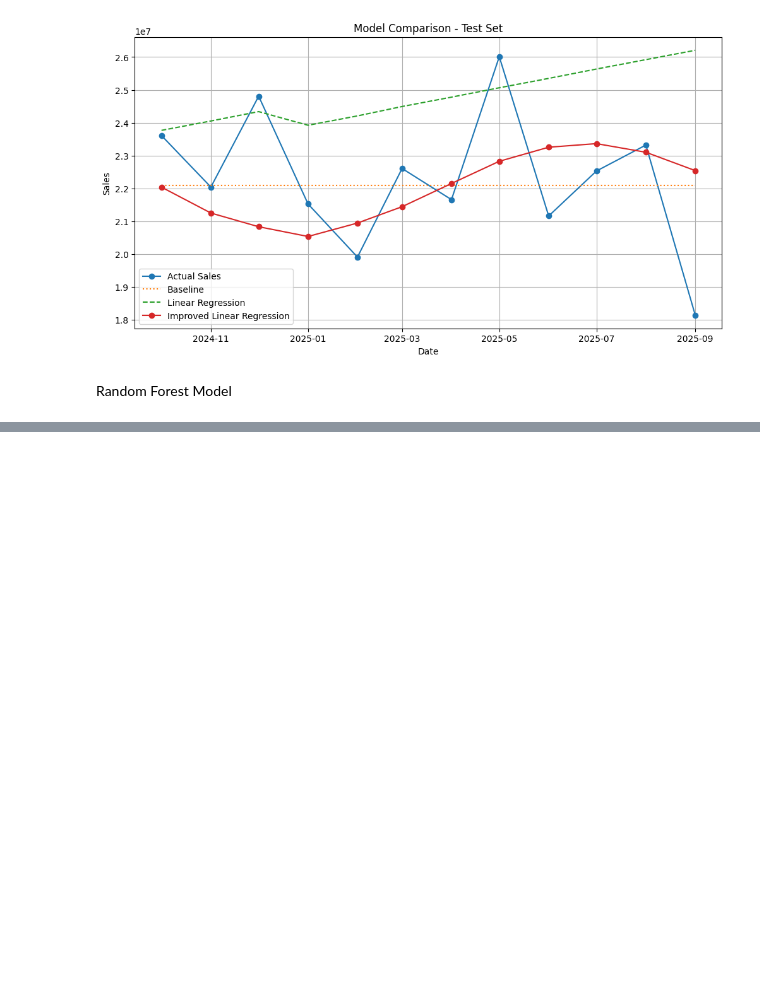
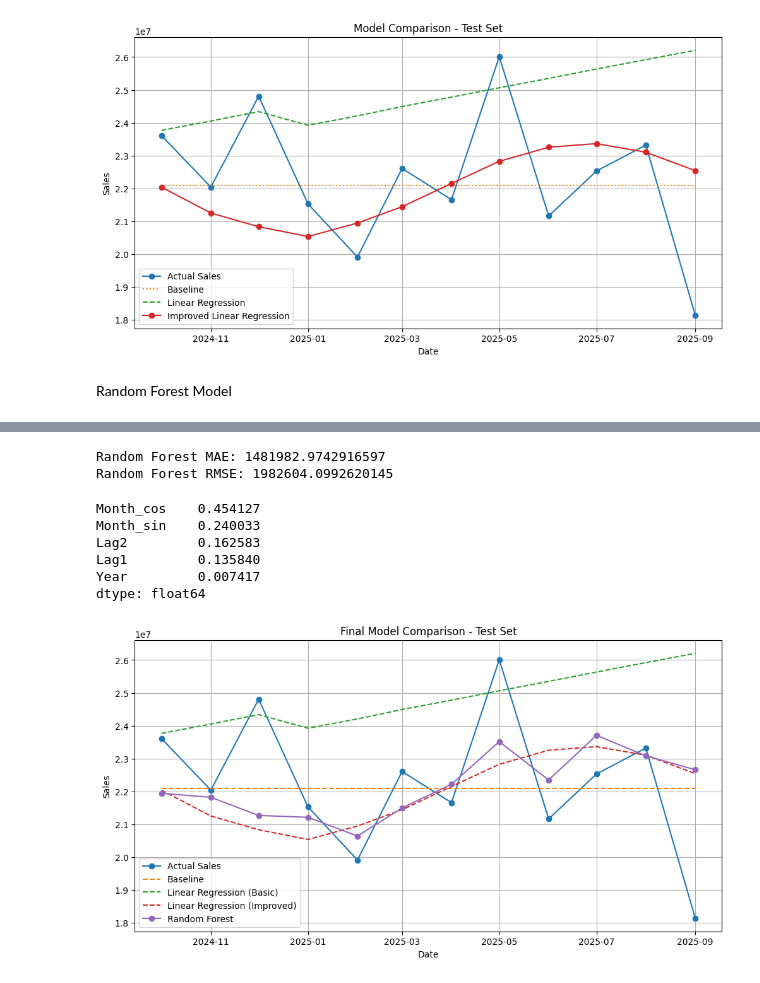
Before and after one commit to VocaDev/Data-Engineering-Internship-Project, a Jupyter notebook: MLmodel.ipynb, the cells around one changed output, grey strips where cells are left out. Drawn from its saved outputs; the diff is of its cells as text; code cells hidden in the pictures; blank space fills up the shorter version.

Commit message:
Finished the ML models for the Total Sales Predictions

```diff
--- a/MLmodel.ipynb
+++ b/MLmodel.ipynb
@@ -333,0 +401,67 @@ Random Forest Model
+# %%
+rf_predictions = []
+
+test_rf = test.copy()
+
+for i in range(len(test_rf)):
+    if i > 0:
+        test_rf.iloc[i, test_rf.columns.get_loc('Lag1')] = rf_predictions[i-1]
+        test_rf.iloc[i, test_rf.columns.get_loc('Lag2')] = test_rf.iloc[i-1]['Lag1']
+
+    X_test_row = test_rf[['Year', 'Month_sin', 'Month_cos', 'Lag1', 'Lag2']].iloc[i:i+1]
+
+    pred = rf_model.predict(X_test_row)[0]
+    rf_predictions.append(pred)
+# %%
+from sklearn.metrics import mean_absolute_error, mean_squared_error
+import numpy as np
+
+rf_mae = mean_absolute_error(test['Sales'], rf_predictions)
+rf_rmse = np.sqrt(mean_squared_error(test['Sales'], rf_predictions))
+
+print("Random Forest MAE:", rf_mae)
+print("Random Forest RMSE:", rf_rmse)
+# %% [output]
+Random Forest MAE: 1481982.9742916597
+Random Forest RMSE: 1982604.0992620145
+# %%
+
+importance = pd.Series(rf_model.feature_importances_,
+                       index=['Year','Month_sin','Month_cos','Lag1','Lag2'])
+
+print(importance.sort_values(ascending=False))
+# %% [output]
+Month_cos    0.454127
+Month_sin    0.240033
+Lag2         0.162583
+Lag1         0.135840
+Year         0.007417
+dtype: float64
+# %%
+
+plt.figure(figsize=(12,6))
+
+# Actual Sales
+plt.plot(test.index, test['Sales'], marker='o', label='Actual Sales')
+
+# Baseline
+plt.plot(test.index, baseline_pred, linestyle='--', label='Baseline')
+
+# Basic Linear Regression
+plt.plot(test.index, lr_pred, linestyle='--', label='Linear Regression (Basic)')
+
+# Improved Linear Regression
+plt.plot(test.index, predictions, linestyle='--', label='Linear Regression (Improved)')
+
+# Random Forest
+plt.plot(test.index, rf_predictions, marker='o', label='Random Forest')
+
+plt.title("Final Model Comparison - Test Set")
+plt.xlabel("Date")
+plt.ylabel("Sales")
+plt.legend()
+plt.grid(True)
+
+plt.show()
+# %% [output]
+[figure, added]
```
Also changed, not shown: parts of 5 cells of this notebook, 1 other file.
